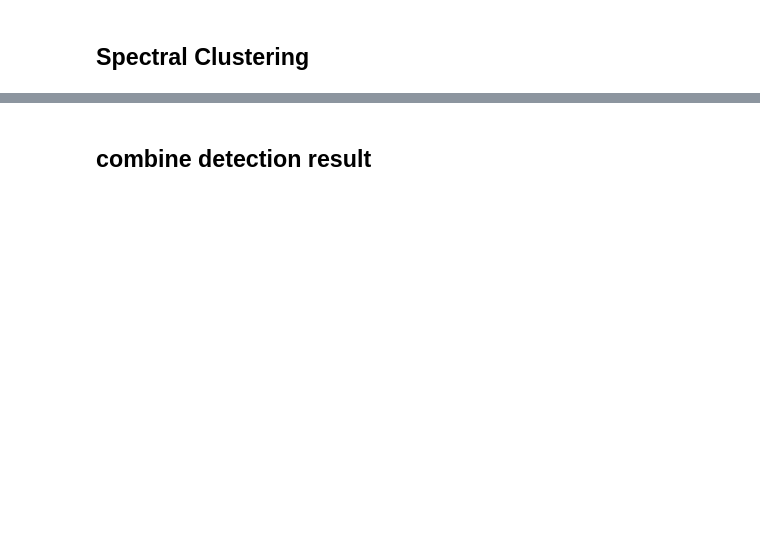
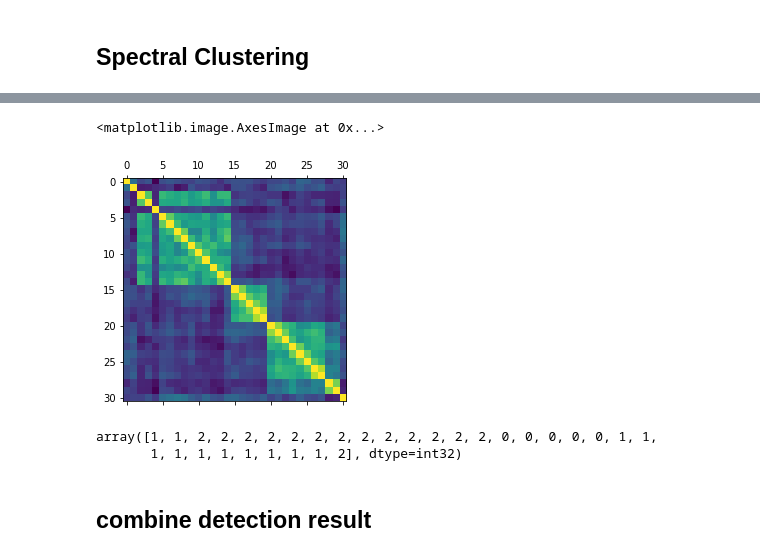
Before and after one commit to zhiyongchenGREAT/GREAT_ASV_system, a Jupyter notebook: diarization/Diarization_offline_lab.ipynb, the cells around one changed output, grey strips where cells are left out. Saved outputs shown, nothing was run; the diff lists cells and outputs as text; code cells hidden in the pictures; blank space fills up the shorter version.

```diff
--- a/diarization/Diarization_offline_lab.ipynb
+++ b/diarization/Diarization_offline_lab.ipynb
@@ -680,2 +500,12 @@ array([0, 0, 0, 0, 0, 0, 0, 0, 0, 0, 0, 0, 0, 0, 0, 0, 0, 1, 0, 0, 0, 0,
+# %%
+plt.matshow(similarity)
+# %% [output]
+<matplotlib.image.AxesImage at 0x...>
+[figure, added]
+# %%
+spk_clustering_result
+# %% [output]
+array([1, 1, 2, 2, 2, 2, 2, 2, 2, 2, 2, 2, 2, 2, 2, 0, 0, 0, 0, 0, 1, 1,
+       1, 1, 1, 1, 1, 1, 1, 1, 2], dtype=int32)
 # %% [markdown]
 ## combine detection result
```
Also changed, not shown: parts of 154 cells of this notebook, 6 other files.
